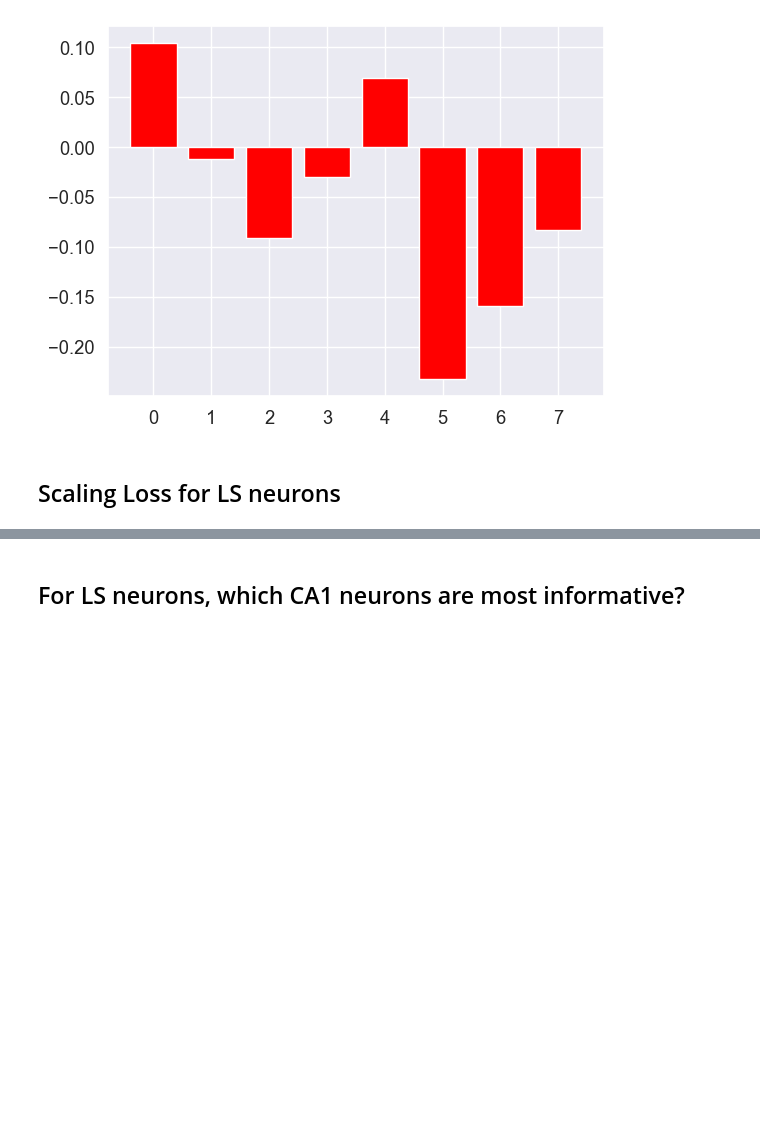
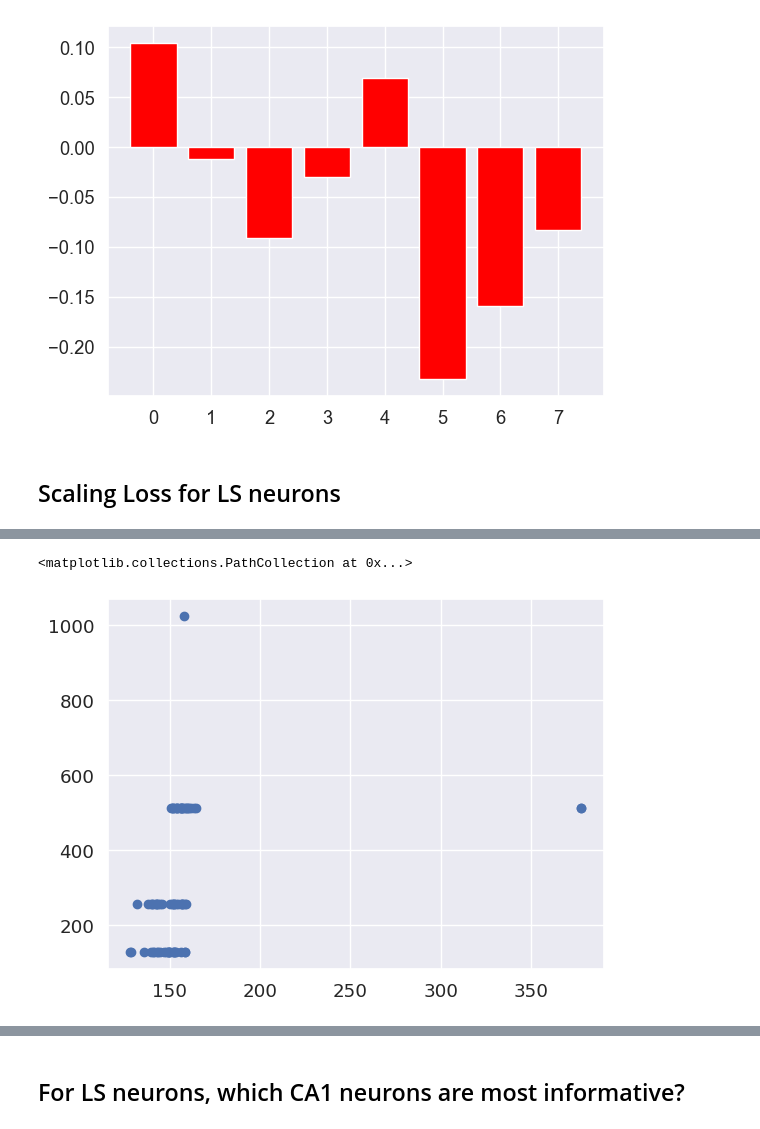
Before and after one commit to cngzlsh/approx_brain, a Jupyter notebook: EB095_stim.ipynb, the cells around one changed output, grey strips where cells are left out. Cells and saved outputs as stored; diff of their text form; code cells hidden in the pictures; blank space fills up the shorter version.

```diff
--- a/EB095_stim.ipynb
+++ b/EB095_stim.ipynb
@@ -1145,0 +1189,5 @@ plt.show()
+# %%
+plt.scatter(LS_param_counts[:,0], LS_param_counts[:,2])
+# %% [output]
+<matplotlib.collections.PathCollection at 0x...>
+[figure, added]
```
Also changed, not shown: parts of 37 cells of this notebook.
